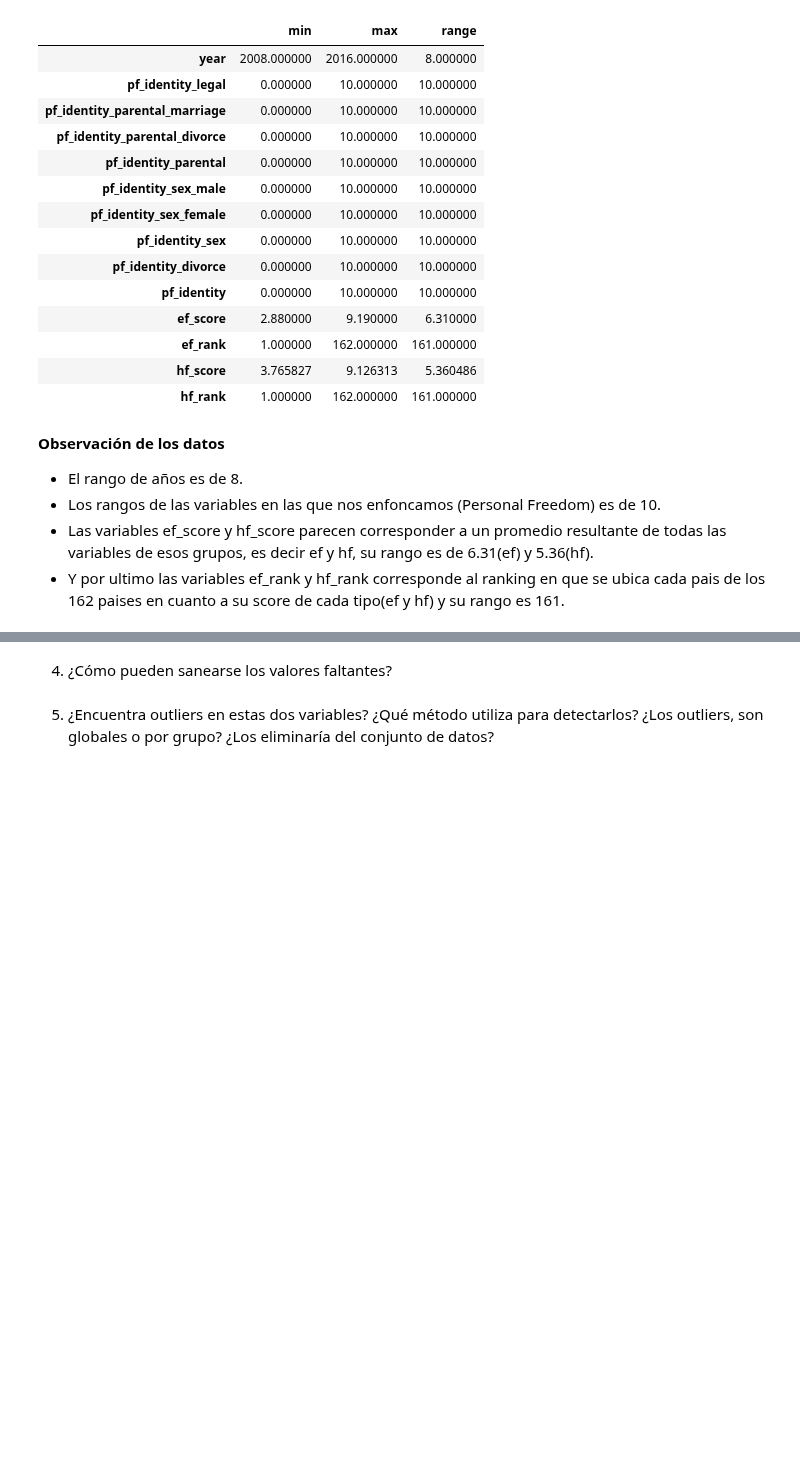
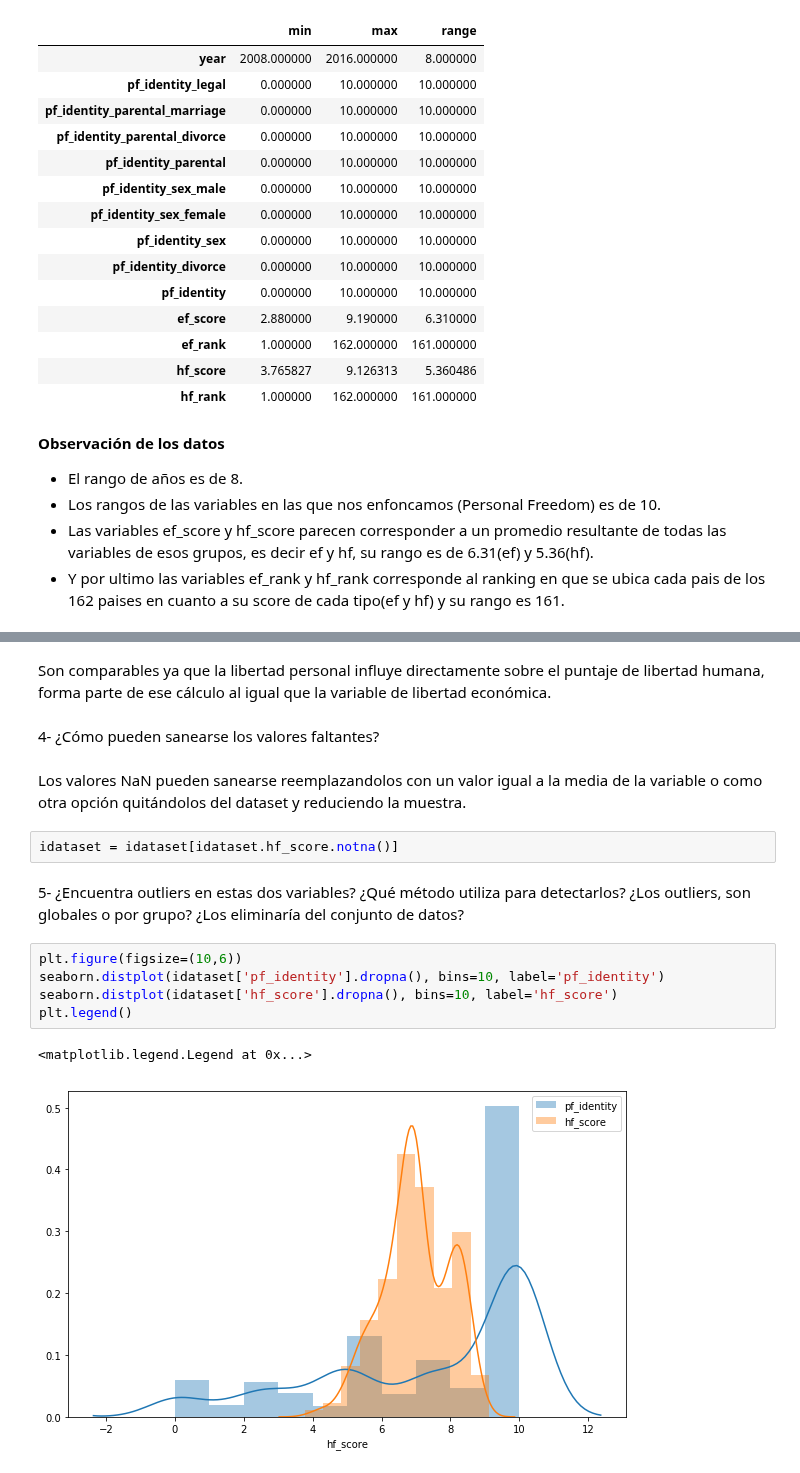
Before and after one commit to kevinsen/diplodatos-ayv-1, a Jupyter notebook: AyV-practico-1.ipynb, the cells around one changed output, grey strips where cells are left out. Cells and saved outputs as stored; diff of their text form; blank space fills up the shorter version.

```diff
--- a/AyV-practico-1.ipynb
+++ b/AyV-practico-1.ipynb
@@ -151,4 +189,18 @@ v_range.T # T: Transpose index and columns
+# %% [markdown]
+Son comparables ya que la libertad personal influye directamente sobre el puntaje de libertad humana, forma parte de ese cálculo al igual que la variable de libertad económica.
 # %% [markdown]
-  4. ¿Cómo pueden sanearse los valores faltantes?
+4- ¿Cómo pueden sanearse los valores faltantes?
+# %% [markdown]
+Los valores NaN pueden sanearse reemplazandolos con un valor igual a la media de la variable o como otra opción quitándolos del dataset y reduciendo la muestra.
+# %%
+idataset = idataset[idataset.hf_score.notna()]
 # %% [markdown]
-  5. ¿Encuentra outliers en estas dos variables? ¿Qué método utiliza para detectarlos? ¿Los outliers, son globales o por grupo? ¿Los eliminaría del conjunto de datos?
+5- ¿Encuentra outliers en estas dos variables? ¿Qué método utiliza para detectarlos? ¿Los outliers, son globales o por grupo? ¿Los eliminaría del conjunto de datos?
+# %%
+plt.figure(figsize=(10,6))
+seaborn.distplot(idataset['pf_identity'].dropna(), bins=10, label='pf_identity')
+seaborn.distplot(idataset['hf_score'].dropna(), bins=10, label='hf_score')
+plt.legend()
+# %% [output]
+<matplotlib.legend.Legend at 0x...>
+[figure, added]
```
Also changed, not shown: parts of 24 cells of this notebook.
